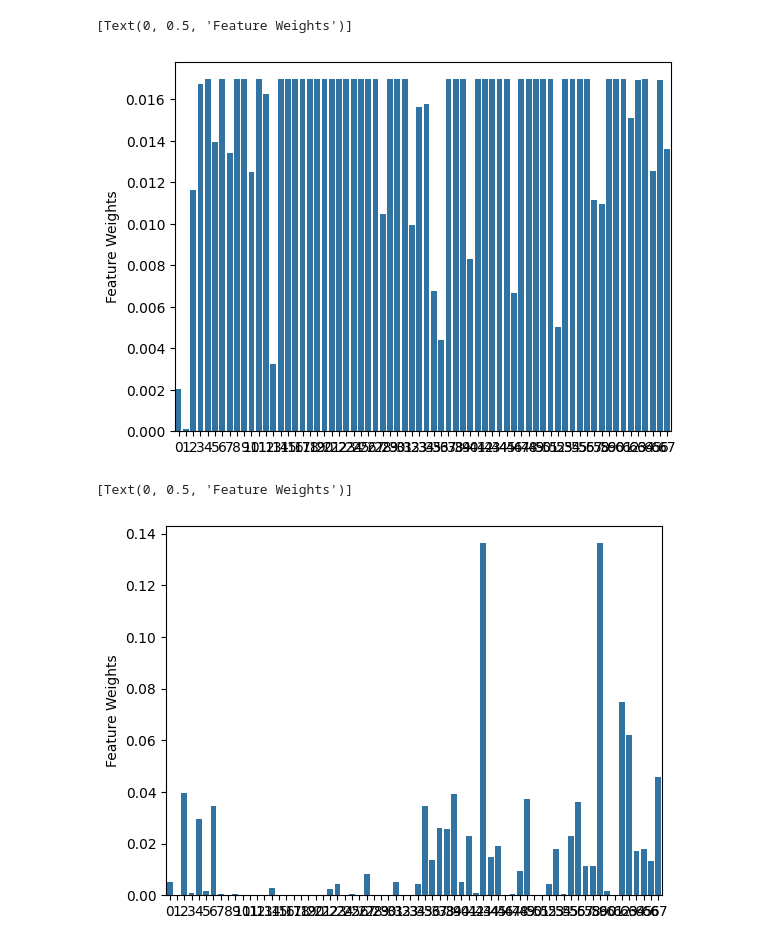
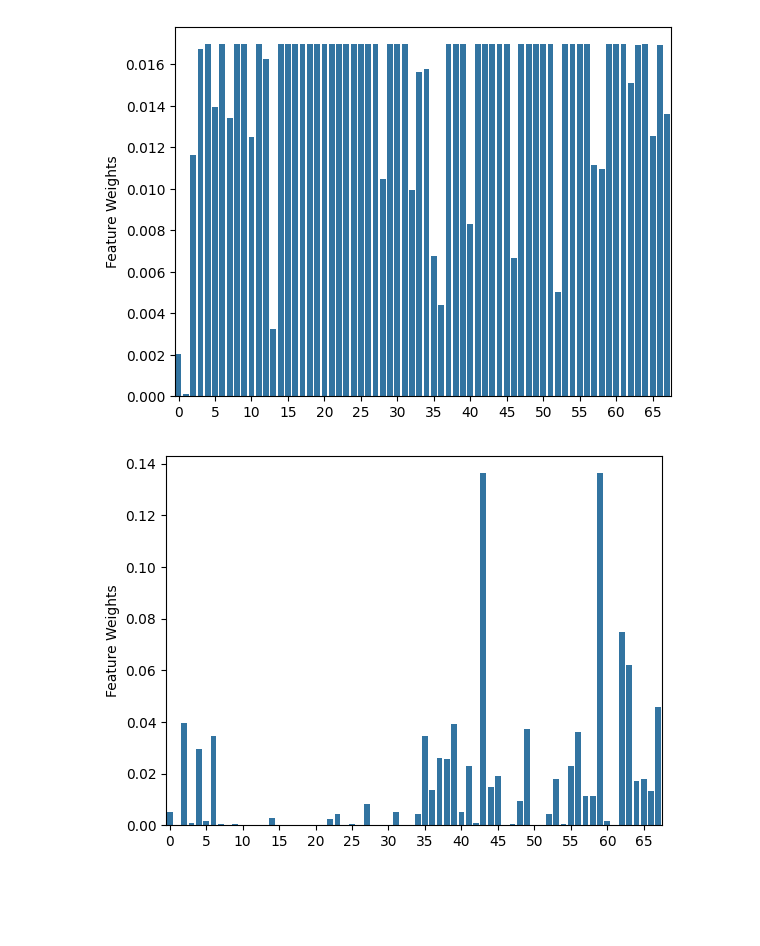
Before and after one commit to kramerlab/FeatureWeightDebiasing, a Jupyter notebook: notebooks/plot_feature_weights.ipynb, the cells around one changed output. Cells and saved outputs as stored; diff of their text form; code cells hidden in the pictures; blank space fills up the shorter version.

```diff
--- a/notebooks/plot_feature_weights.ipynb
+++ b/notebooks/plot_feature_weights.ipynb
@@ -22,10 +23,10 @@ with open(data_path, 'r') as file:
 iteration = np.random.randint(low=0, high=len(all_feature_weights))
 individual_feature_weights = all_feature_weights[iteration]["0.005"]["0.05"]
 # %%
-sns.barplot(individual_feature_weights).set(ylabel="Feature Weights", )
+sns.barplot(individual_feature_weights).set(ylabel="Feature Weights")
+_ = plt.xticks(list(range(0, 67, 5)))
 # %% [output]
-[Text(0, 0.5, 'Feature Weights')]
-[figure, old version]
+[figure, new version]
 # %%
 method_name = "fw-mrs-temperature-svm"
 data_path = Path("../results/downstream_task" , data_set_name, bias_type, bias_strength, method_name, "feature_weights/weights.json")
@@ -34,6 +35,6 @@ with open(data_path, 'r') as file:
 individual_feature_weights = all_feature_weights[iteration]["0.005"]["10.0"]
 # %%
 sns.barplot(individual_feature_weights).set(ylabel="Feature Weights", )
+_ = plt.xticks(list(range(0, 67, 5)))
 # %% [output]
-[Text(0, 0.5, 'Feature Weights')]
-[figure, old version]
+[figure, new version]
```
Also changed, not shown: parts of 1 cell of this notebook, 15 other files.
